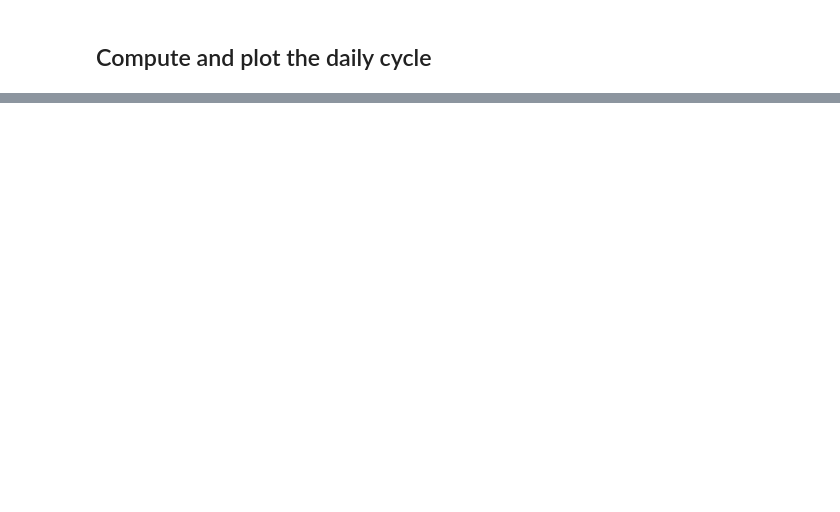
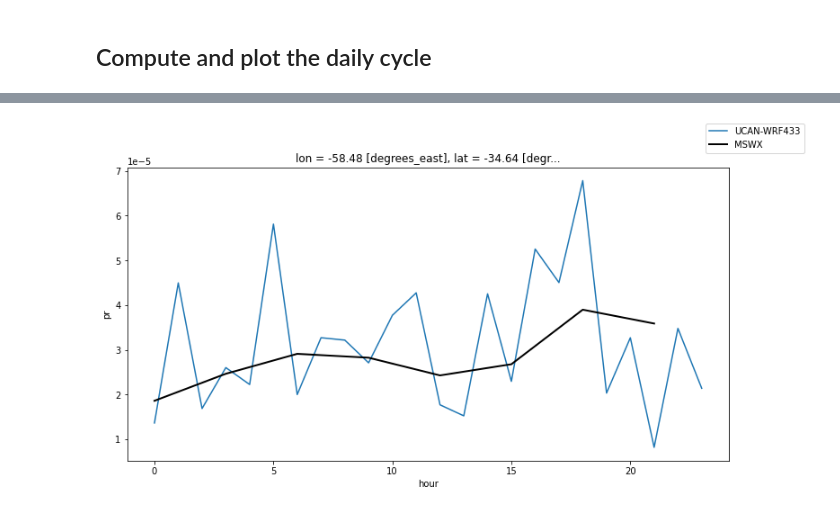
Before and after one commit to jesusff/fps-sesa-analyses, a Jupyter notebook: daily_cycle.ipynb, the cells around one changed output, grey strips where cells are left out. Saved outputs shown, nothing was run; the diff lists cells and outputs as text; code cells hidden in the pictures; blank space fills up the shorter version.

```diff
--- a/daily_cycle.ipynb
+++ b/daily_cycle.ipynb
@@ -157,0 +129,4 @@ dly_cycle.plot()
+# %%
+mswx_url = 'https://data.meteo.unican.es/thredds/dodsC/CORDEX/fps/sesa/mswx/CSAM-4i_GloH2O-MSWX_3hr'
+obs = xr.open_dataset(mswx_url, chunks = dict(time = 100, lon = 100, lat = 100))
+obs
@@ -157,0 +151,5 @@ dly_cycle.plot()
+# %%
+%%time
+
+obs_tseries = obs.pr.sel(target_location, method = 'nearest')
+obs_cycle = obs_tseries.sel(time=obs_tseries.time.dt.season == 'DJF').groupby('time.hour').mean(dim='time').compute()
@@ -157,0 +159,10 @@ dly_cycle.plot()
+# %%
+import matplotlib.pyplot as plt
+
+f = plt.figure(figsize=(12,6))
+ax = f.gca()
+dly_cycle.plot(ax = ax)
+obs_cycle.plot(ax = ax, color = 'k', linewidth = 2)
+l = f.legend(['UCAN-WRF433', 'MSWX'])
+# %% [output]
+[figure, added]
```
Also changed, not shown: parts of 10 cells of this notebook.
